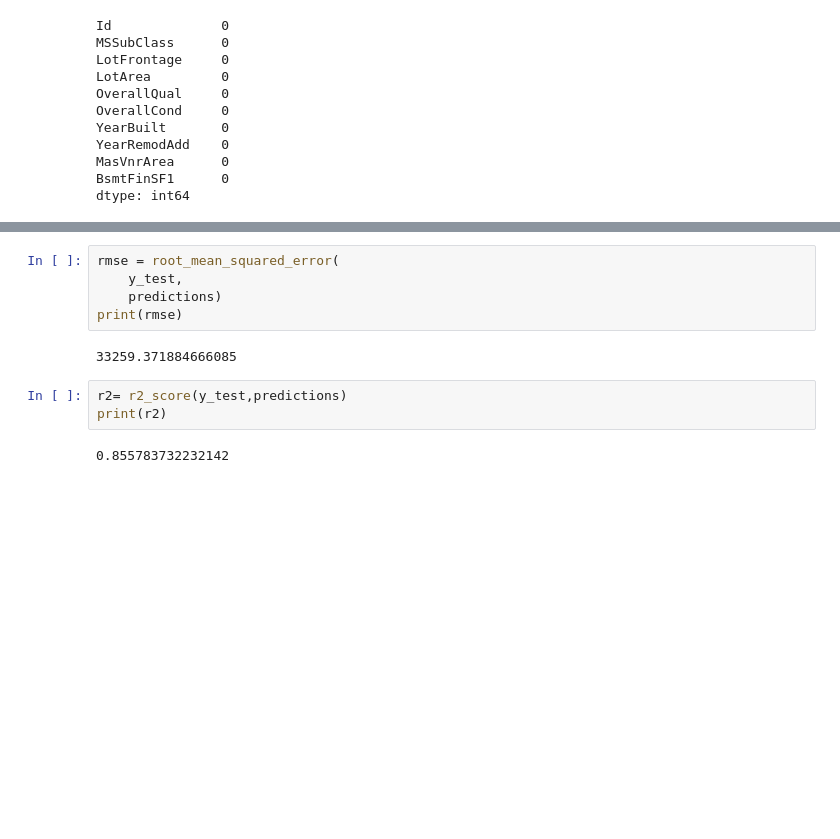
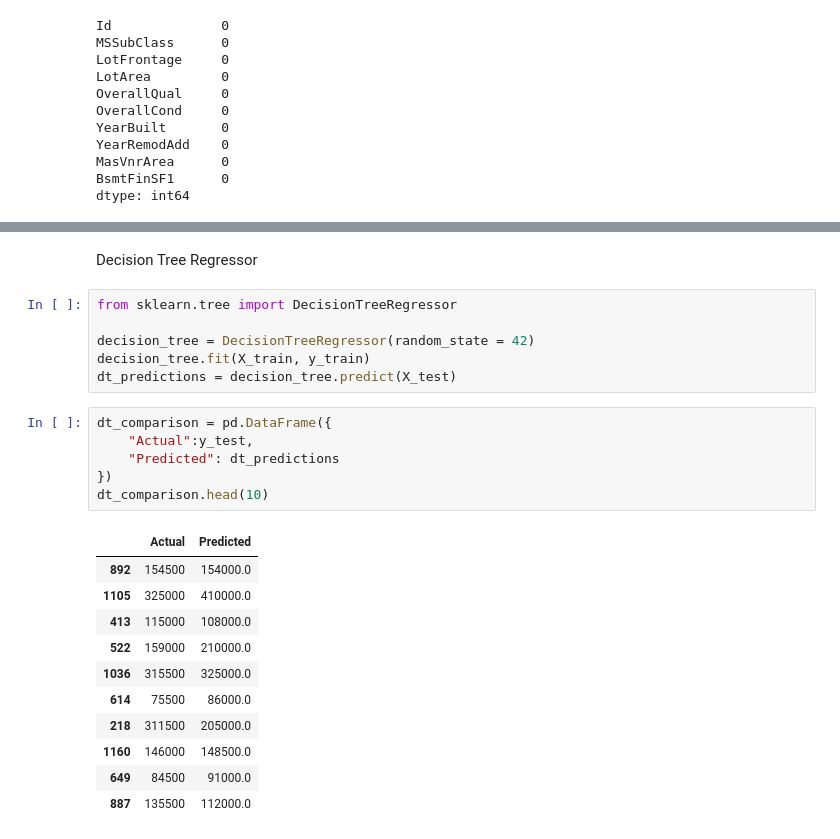
Before and after one commit to Kasias1/house-price-predictor, a Jupyter notebook: House_Price_EDA.ipynb, the cells around one changed output, grey strips where cells are left out. Saved outputs shown, nothing was run; the diff lists cells and outputs as text; blank space fills up the shorter version.

Commit message:
Completed House Price Predictor with model comparison

```diff
--- a/House_Price_EDA.ipynb
+++ b/House_Price_EDA.ipynb
@@ -517,12 +537,26 @@ print(mae)
-# %%
-rmse = root_mean_squared_error(
-    y_test,
-    predictions)
-print(rmse)
-# %% [output]
-33259.371884666085
-# %%
-r2= r2_score(y_test,predictions)
-print(r2)
-# %% [output]
-0.855783732232142
+# %% [markdown]
+Decision Tree Regressor
+# %%
+from sklearn.tree import DecisionTreeRegressor
+
+decision_tree = DecisionTreeRegressor(random_state = 42)
+decision_tree.fit(X_train, y_train)
+dt_predictions = decision_tree.predict(X_test)
+# %%
+dt_comparison = pd.DataFrame({
+    "Actual":y_test,
+    "Predicted": dt_predictions
+})
+dt_comparison.head(10)
+# %% [output]
+|  | Actual | Predicted |
+| 892 | 154500 | 154000.0 |
+| 1105 | 325000 | 410000.0 |
+| 413 | 115000 | 108000.0 |
+| 522 | 159000 | 210000.0 |
+| 1036 | 315500 | 325000.0 |
+| 614 | 75500 | 86000.0 |
+| 218 | 311500 | 205000.0 |
+| 1160 | 146000 | 148500.0 |
+| 649 | 84500 | 91000.0 |
+| 887 | 135500 | 112000.0 |
```
Also changed, not shown: parts of 16 cells of this notebook, 1 other file.
